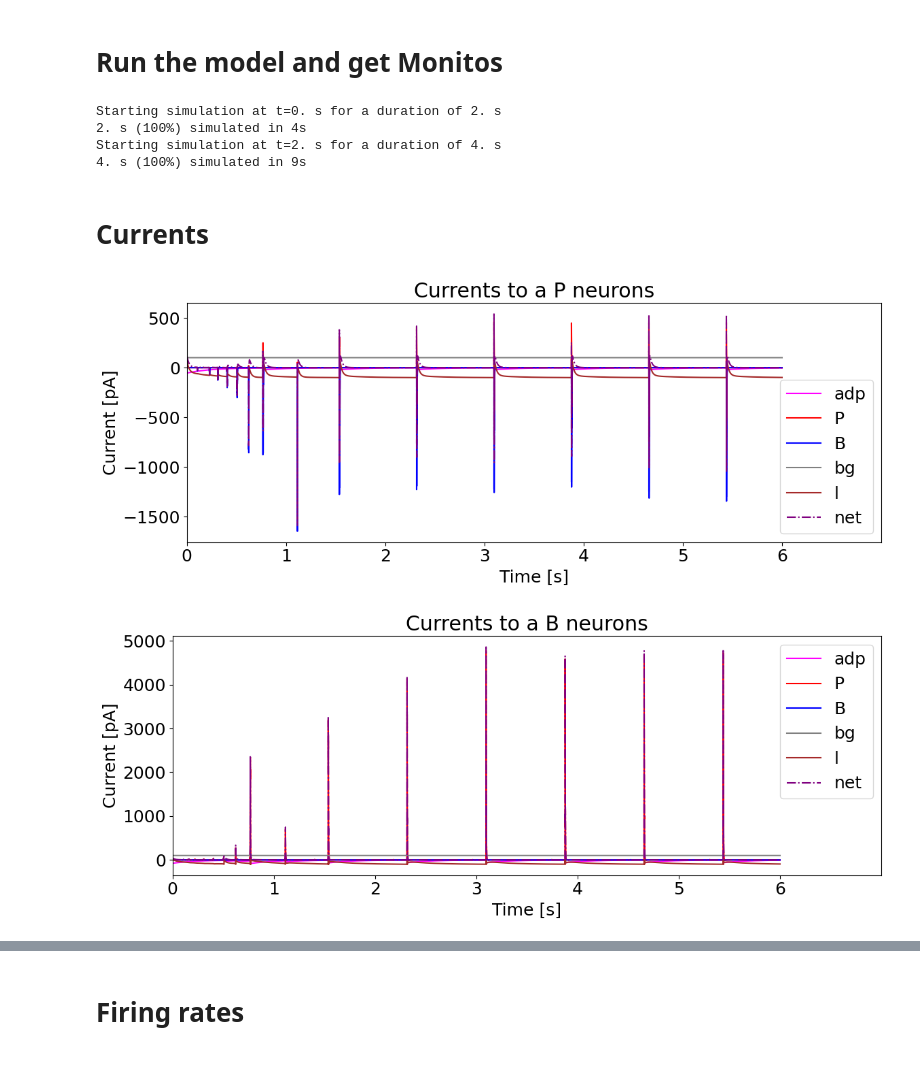
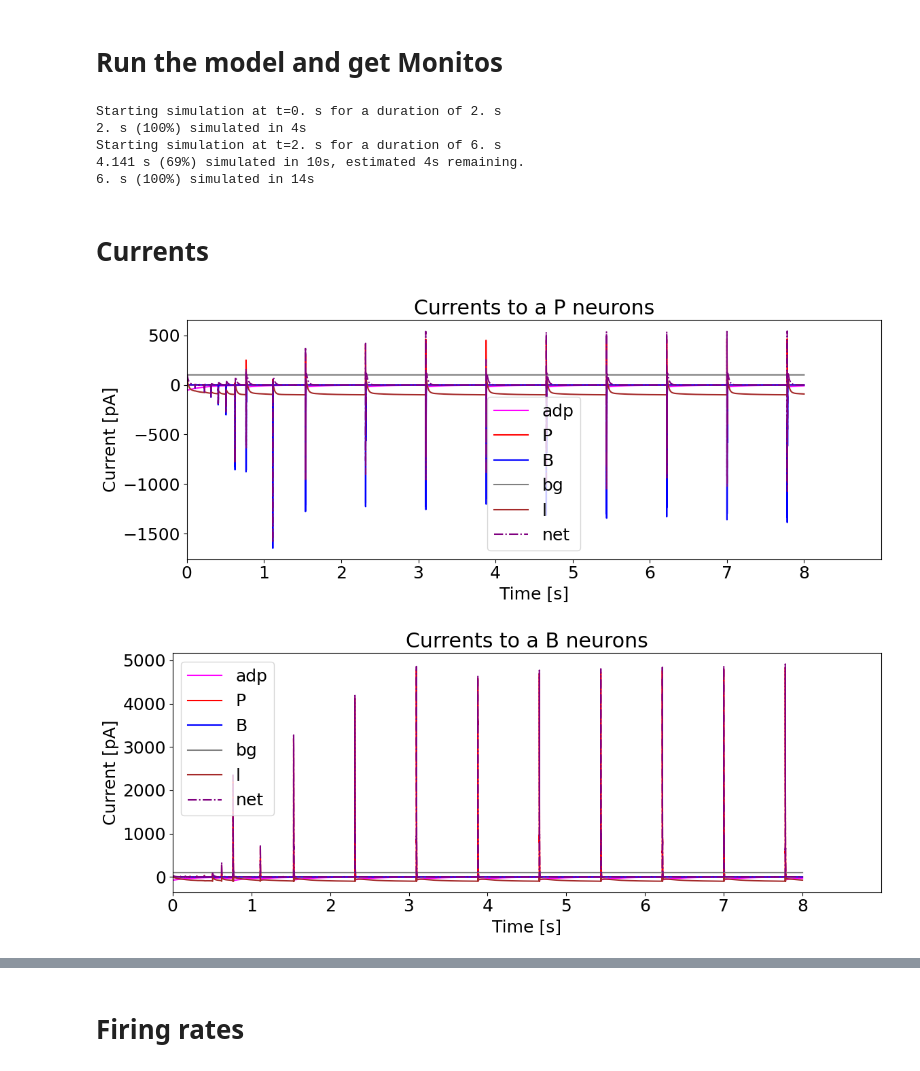
Before and after one commit to SahandSM/SWR, a Jupyter notebook: Main.ipynb, the cells around one changed output, grey strips where cells are left out. Saved outputs shown, nothing was run; the diff lists cells and outputs as text; code cells hidden in the pictures.

```diff
--- a/Main.ipynb
+++ b/Main.ipynb
@@ -26,8 +26,9 @@ stimulation = 'none'
 net_params = get_default_net_params()
 test_params = get_dft_test_params()
 
-net_params['g_leak_p'].set_param(10) # added here
-net_params['tau_l'].set_param(1) # added here
+net_params['g_leak_p'].set_param(10)
+net_params['tau_l'].set_param(1)
+net_params['mem_cap_p'].set_param(200)
 
 net_params['prob_pp'].set_param(0.1)
 
@@ -40,15 +41,15 @@ net_params['tau_d_p'].set_param(2)
 net_params['tau_d_b'].set_param(1.5)
 
 net_params['J_spi_p'].set_param(20)
-net_params['tau_adapt_p'].set_param(250) # added here
+net_params['tau_adapt_p'].set_param(250)
 
 net_params['J_spi_b'].set_param(20)
-net_params['tau_adapt_b'].set_param(250) # added here
+net_params['tau_adapt_b'].set_param(250)
 
 net_params['curr_bg_p'].set_param(101)
 net_params['curr_bg_b'].set_param(101)
 
-test_params['sim_time'].set_param(4)
+test_params['sim_time'].set_param(6)
 test_params['stim_strength'].set_param(0)
 test_params['min_peak_height'].set_param(30)
 # test_params['mean_peak_distant'].set_param(0)
@@ -86,23 +87,24 @@ ready_monitors = average_b_currents(tested_network, ready_monitors)
 # %% [output]
 Starting simulation at t=0. s for a duration of 2. s
 2. s (100%) simulated in 4s
-Starting simulation at t=2. s for a duration of 4. s
-4. s (100%) simulated in 9s
+Starting simulation at t=2. s for a duration of 6. s
+4.141 s (69%) simulated in 10s, estimated 4s remaining.
+6. s (100%) simulated in 14s
 # %%
 start = 0
 end = np.max(built_network['rtm_p'].t / second+1) * second
 y_axis_limit=None
-x_axis_limit = [3,5]
+x_axis_limit = [3.5,3.6]
 x_axis_limit = [start,end]
 # %% [markdown]
 # Currents
 # %%
 reload(Mplt)
 Mplt.plot_currents_P_neurons(built_network, x_axis_limit)
-Mplt.plot_currents_B_neurons(built_network, x_axis_limit,)
+Mplt.plot_currents_B_neurons(built_network, x_axis_limit)
 # %% [output]
-[figure, old version]
+[figure, new version]
-[figure, old version]
+[figure, new version]
 # %%
 reload(Mplt)
 Mplt.plot_current_P_pop(ready_monitors, x_axis_limit)
```
Also changed, not shown: parts of 8 cells of this notebook, 1 other file.
